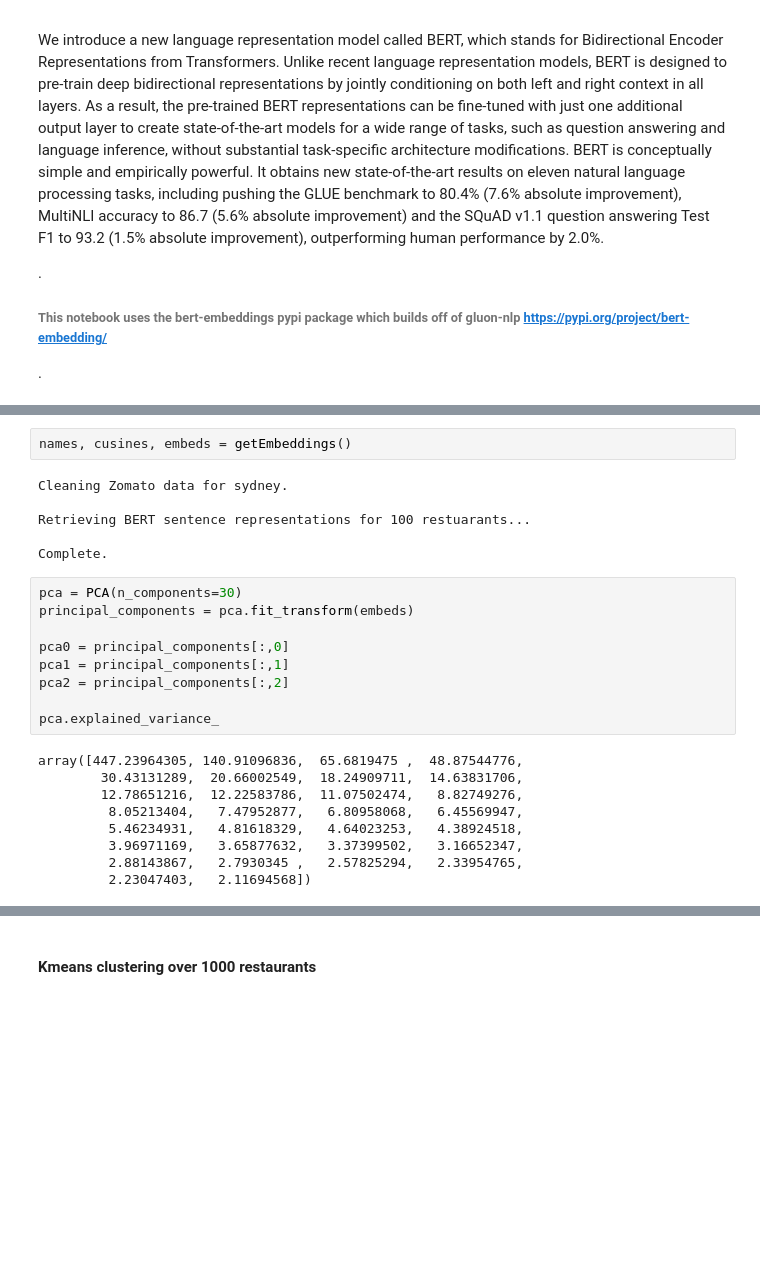
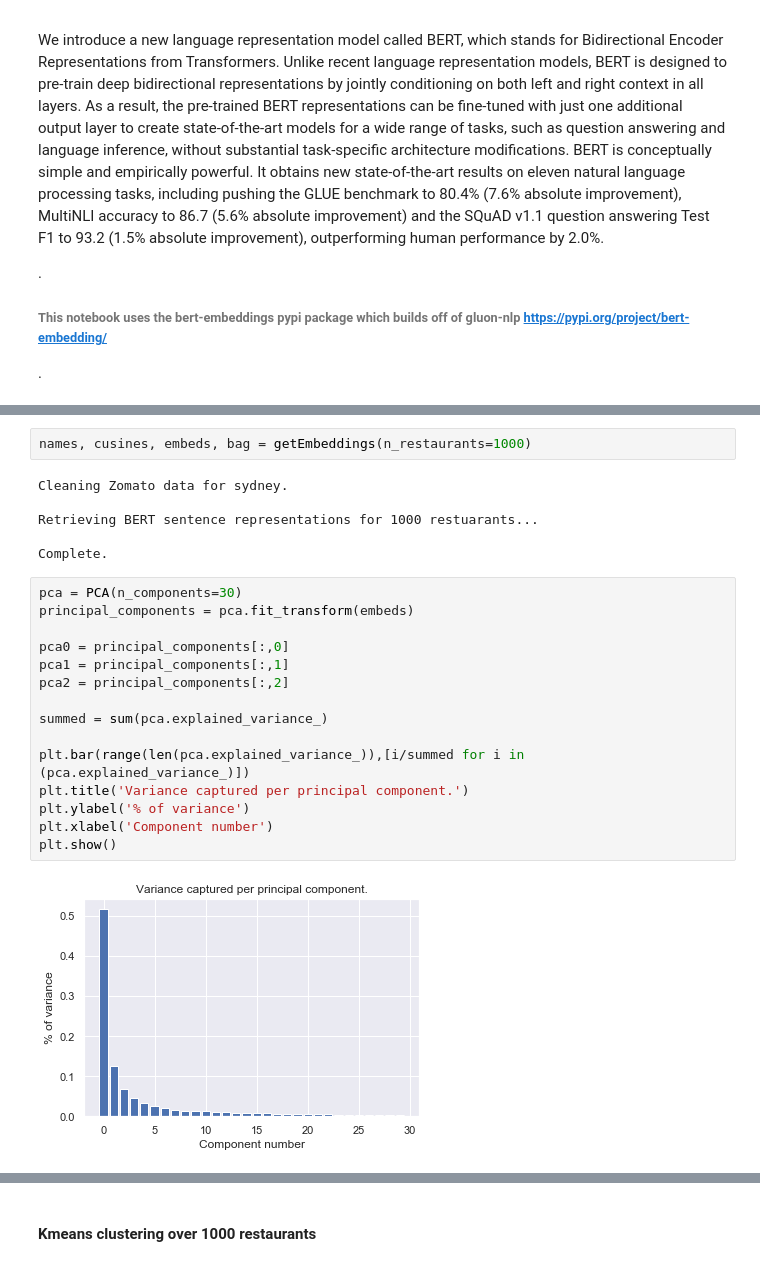
Before and after one commit to Z-an/BERT_zomato, a Jupyter notebook: bert_embeddings.ipynb, the cells around one changed output, grey strips where cells are left out. Cells and saved outputs as stored; diff of their text form; blank space fills up the shorter version.

```diff
--- a/bert_embeddings.ipynb
+++ b/bert_embeddings.ipynb
@@ -94,28 +94,27 @@ def getEmbeddings(n_restaurants=100,city=CITY):
 # %%
-names, cusines, embeds = getEmbeddings()
+names, cusines, embeds, bag = getEmbeddings(n_restaurants=1000)
 # %% [output]
 Cleaning Zomato data for sydney.
 
-Retrieving BERT sentence representations for 100 restuarants...
+Retrieving BERT sentence representations for 1000 restuarants...
 
 Complete.
 # %%
 pca = PCA(n_components=30)
 principal_components = pca.fit_transform(embeds)
 
 pca0 = principal_components[:,0]
 pca1 = principal_components[:,1]
 pca2 = principal_components[:,2]
 
-pca.explained_variance_
+summed = sum(pca.explained_variance_)
+
+plt.bar(range(len(pca.explained_variance_)),[i/summed for i in (pca.explained_variance_)])
+plt.title('Variance captured per principal component.')
+plt.ylabel('% of variance')
+plt.xlabel('Component number')
+plt.show()
 # %% [output]
-array([447.23964305, 140.91096836,  65.6819475 ,  48.87544776,
-        30.43131289,  20.66002549,  18.24909711,  14.63831706,
-        12.78651216,  12.22583786,  11.07502474,   8.82749276,
-         8.05213404,   7.47952877,   6.80958068,   6.45569947,
-         5.46234931,   4.81618329,   4.64023253,   4.38924518,
-         3.96971169,   3.65877632,   3.37399502,   3.16652347,
-         2.88143867,   2.7930345 ,   2.57825294,   2.33954765,
-         2.23047403,   2.11694568])
+[figure, added]
 # %%
 plt.figure(figsize=(15,8))
```
Also changed, not shown: parts of 9 cells of this notebook.
